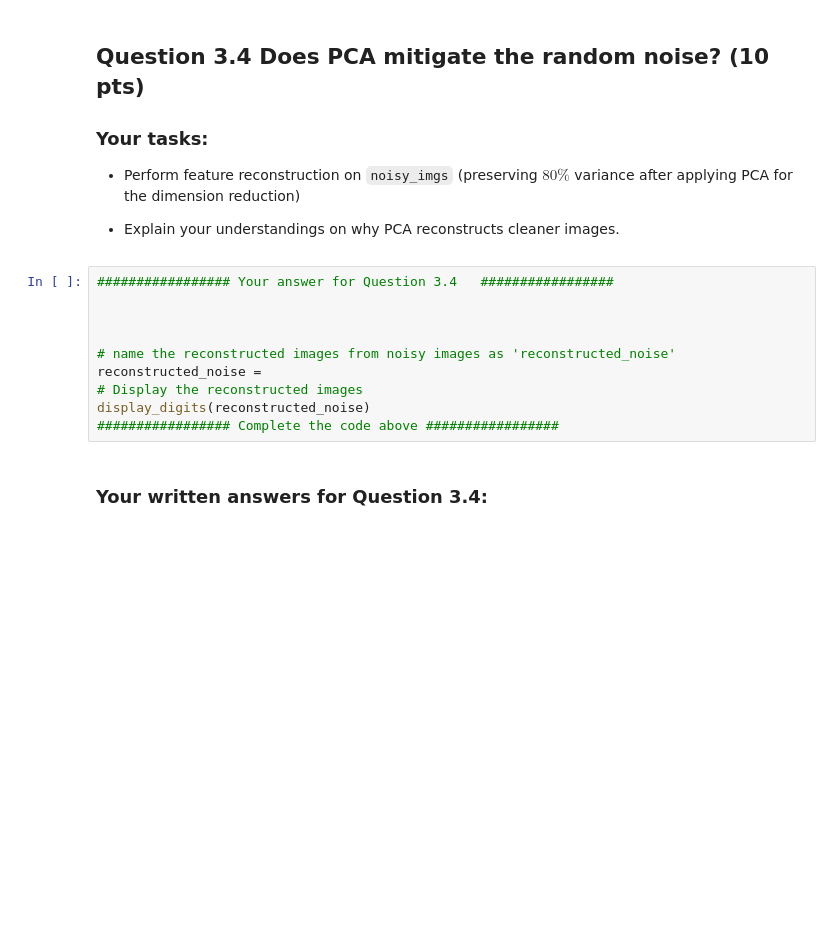
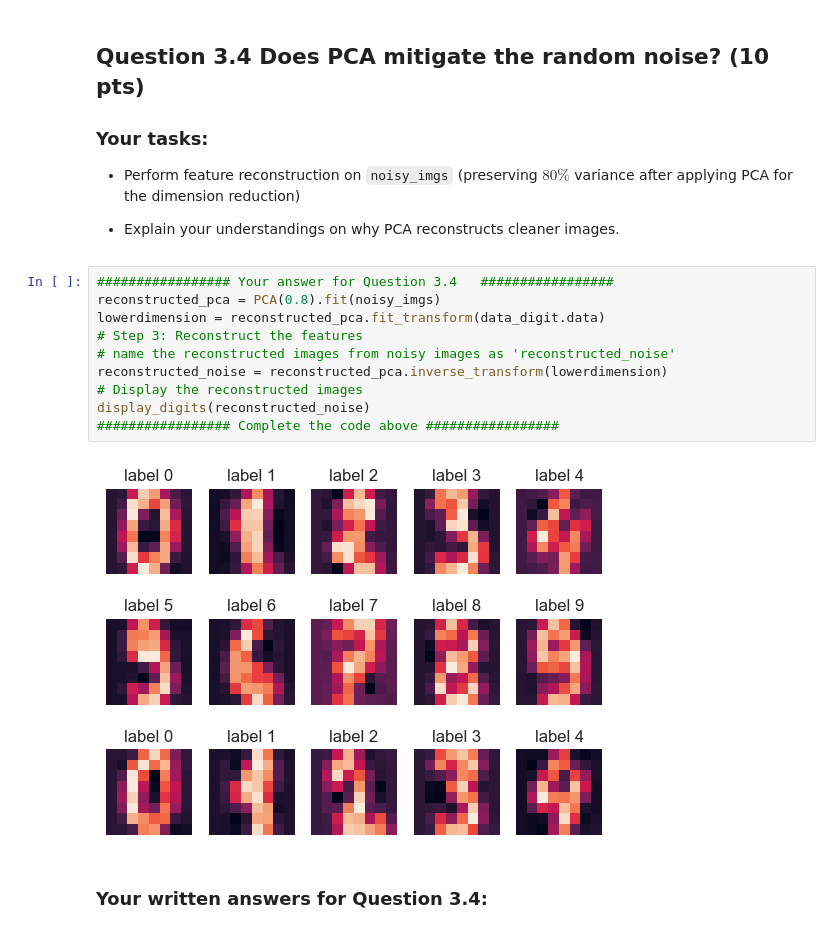
Before and after one commit to poe125/UCSC-CSE142-MachineLearning, a Jupyter notebook: Assignment2/Assignment2_CSE142.ipynb, the cells around one changed output. Saved outputs shown, nothing was run; the diff lists cells and outputs as text; blank space fills up the shorter version.

Commit message:
reconstructing a noisy image

```diff
--- a/Assignment2/Assignment2_CSE142.ipynb
+++ b/Assignment2/Assignment2_CSE142.ipynb
@@ -450,13 +456,15 @@ display_digits(noisy_imgs)
 - Explain your understandings on why PCA reconstructs cleaner images.
 # %%
 ################# Your answer for Question 3.4   #################
-
-
-
+reconstructed_pca = PCA(0.8).fit(noisy_imgs)
+lowerdimension = reconstructed_pca.fit_transform(data_digit.data)
+# Step 3: Reconstruct the features
 # name the reconstructed images from noisy images as 'reconstructed_noise'
-reconstructed_noise =
+reconstructed_noise = reconstructed_pca.inverse_transform(lowerdimension)
 # Display the reconstructed images
 display_digits(reconstructed_noise)
 ################# Complete the code above #################
+# %% [output]
+[figure, added]
 # %% [markdown]
 ### Your written answers for Question 3.4:
```
Also changed, not shown: parts of 3 cells of this notebook.
